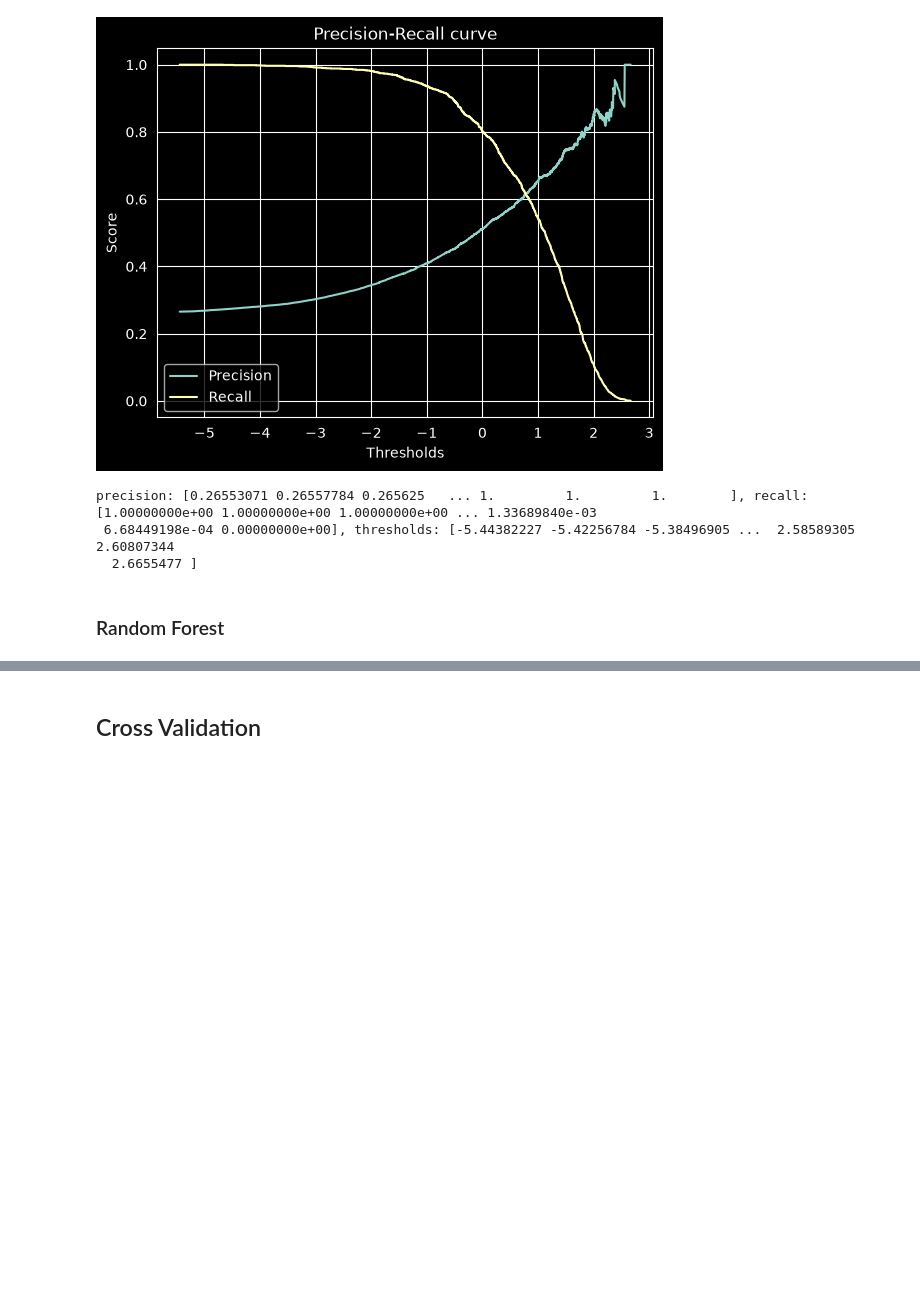
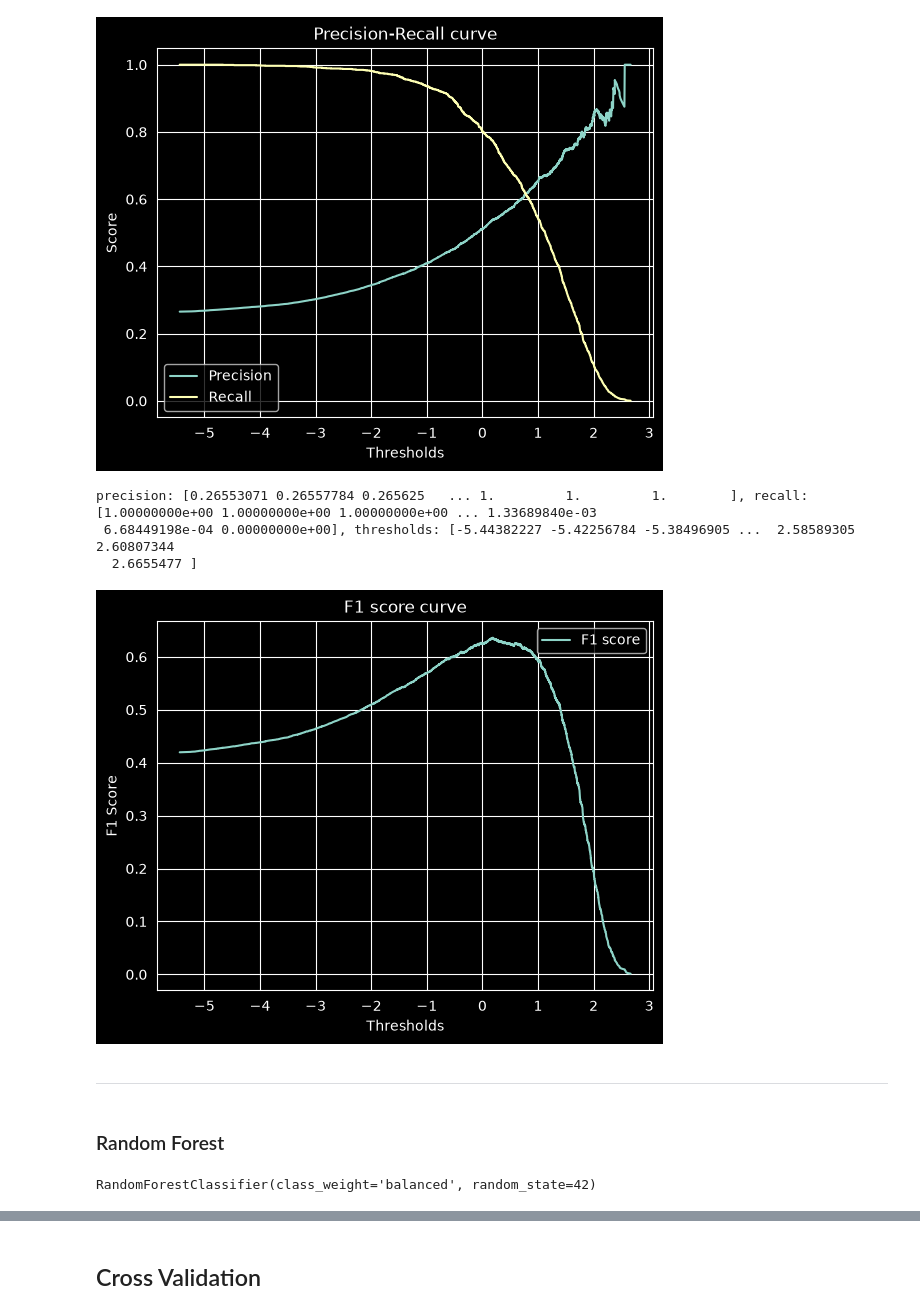
Before and after one commit to rzadrzi/customer_churn_analysis, a Jupyter notebook: customer_churn_analysis.ipynb, the cells around one changed output, grey strips where cells are left out. Drawn from its saved outputs; the diff is of its cells as text; code cells hidden in the pictures; blank space fills up the shorter version.

Commit message:
feat: Add Random Forest Classifier

```diff
--- a/customer_churn_analysis.ipynb
+++ b/customer_churn_analysis.ipynb
@@ -512,3 +531,6 @@ thresholds
 # %% [output]
 array([-5.44382227, -5.42256784, -5.38496905, ...,  2.58589305,
         2.60807344,  2.6655477 ], shape=(5610,))
+# %%
+f1_score = 2/(1/recall + 1/precision)
+f1_score
@@ -528,9 +553,22 @@ print(f"precision: {precision}, recall: {recall}, thresholds: {thresholds}")
 precision: [0.26553071 0.26557784 0.265625   ... 1.         1.         1.        ], recall: [1.00000000e+00 1.00000000e+00 1.00000000e+00 ... 1.33689840e-03
  6.68449198e-04 0.00000000e+00], thresholds: [-5.44382227 -5.42256784 -5.38496905 ...  2.58589305  2.60807344
   2.6655477 ]
+# %%
+plt.plot( thresholds, f1_score[:-1], label="F1 score")
+plt.title('F1 score curve')
+plt.xlabel('Thresholds')
+plt.ylabel('F1 Score')
+plt.legend()
+plt.show()
+# %% [output]
+[figure, added]
+# %% [markdown]
+-------
 # %% [markdown]
 ### Random Forest
 # %%
-# rfc = RandomForestClassifier(random_state=42, class_weight='balanced')
-# rfc.fit(X_train, y_train)
+rfc = RandomForestClassifier(random_state=42, class_weight='balanced')
+rfc.fit(X_train, y_train)
+# %% [output]
+RandomForestClassifier(class_weight='balanced', random_state=42)
 # %%
```
Also changed, not shown: parts of 14 cells of this notebook.
